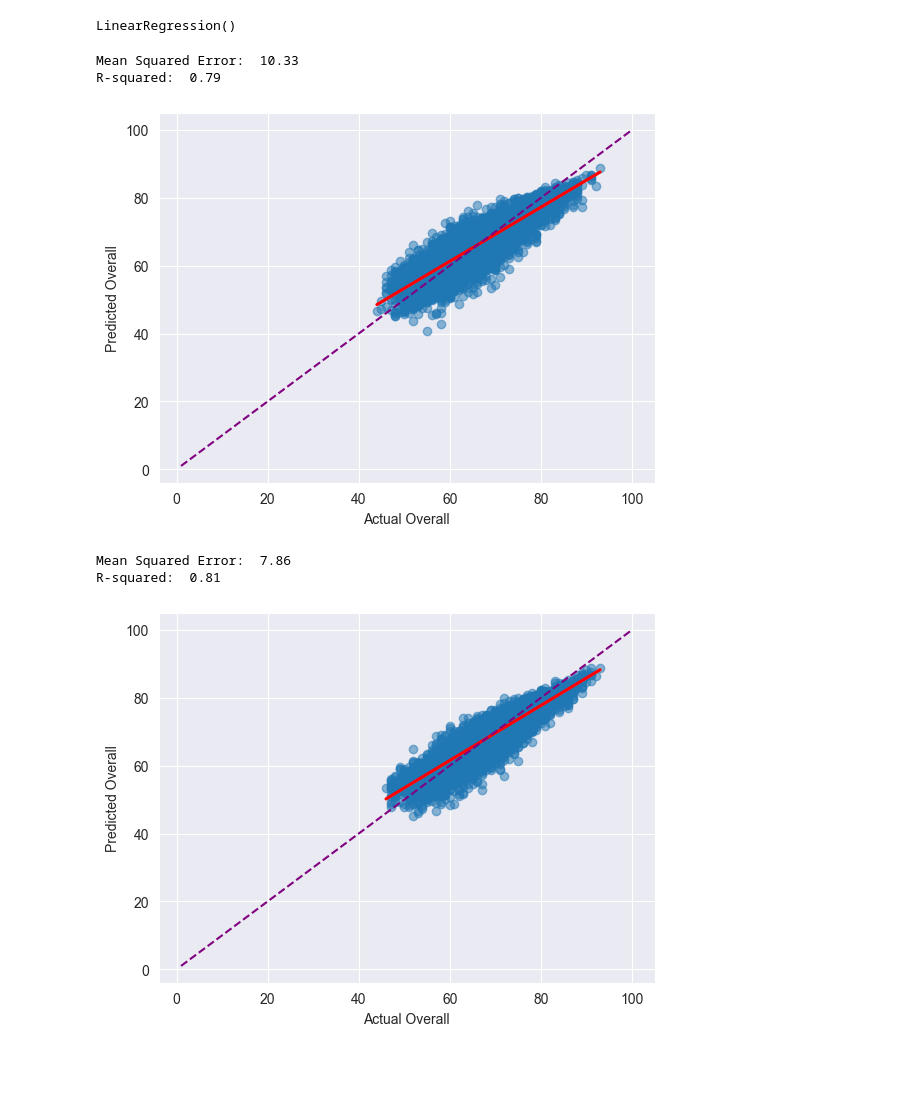
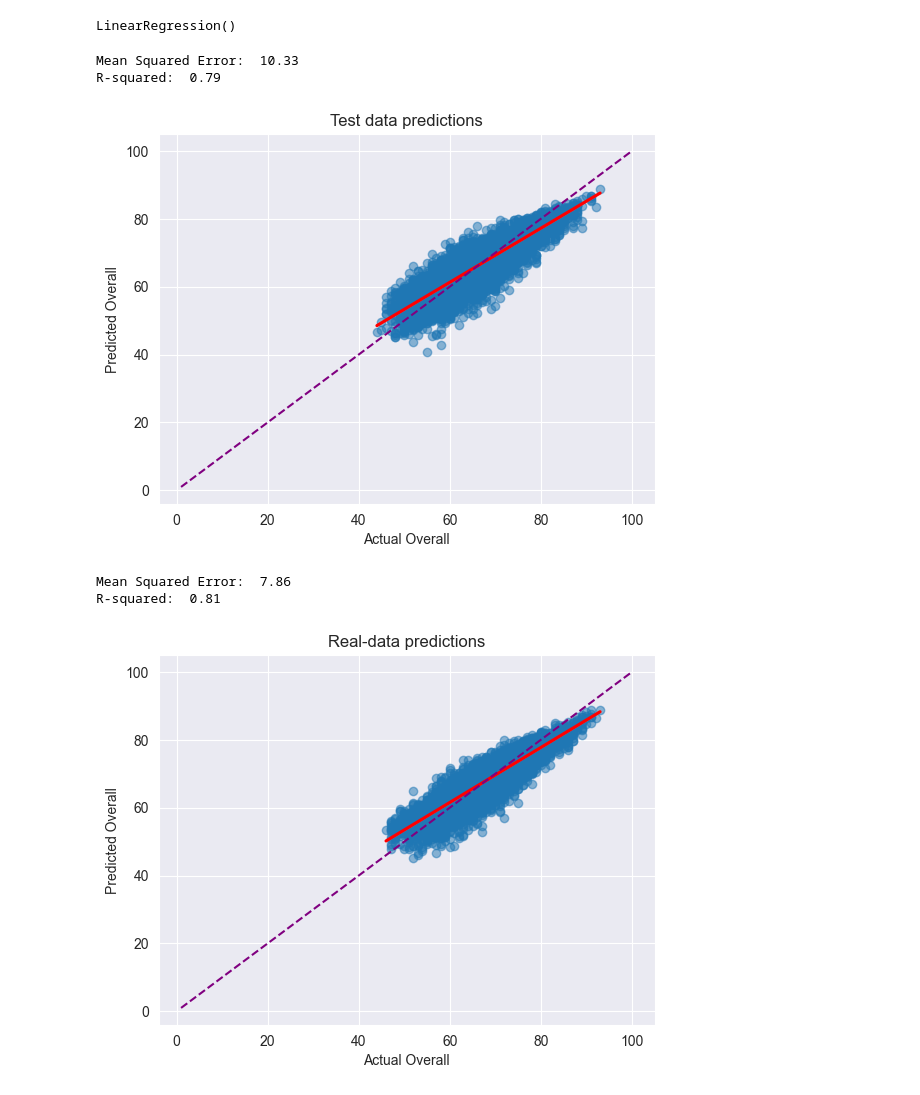
Before and after one commit to zurfil/DataSciencePortfolio, a Jupyter notebook: FIFA/regression.ipynb, the cells around one changed output. Drawn from its saved outputs; the diff is of its cells as text; code cells hidden in the pictures; blank space fills up the shorter version.

```diff
--- a/FIFA/regression.ipynb
+++ b/FIFA/regression.ipynb
@@ -44,21 +44,22 @@ LinearRegression()
 # %%
 y_pred = reg.predict(X_test)
 
 mse = mean_squared_error(y_test, y_pred)
 r2 = r2_score(y_test, y_pred)
 
 print(f"Mean Squared Error: {mse: .2f}")
 print(f"R-squared: {r2: .2f}")
 
 sns.regplot(x=y_test, y=y_pred, scatter_kws={'alpha':0.5}, line_kws={'color': 'red'})
 plt.plot(np.linspace(1, 100, 100), np.linspace(1, 100, 100), color="purple", linestyle="dashed")
 plt.xlabel("Actual Overall")
 plt.ylabel("Predicted Overall")
+plt.title("Test data predictions")
 plt.show();
 # %% [output]
 Mean Squared Error:  10.33
 R-squared:  0.79
-[figure, old version]
+[figure, new version]
 # %%
 pred_data = pd.read_csv("data/FIFA22_official_data.csv")
 
@@ -86,8 +87,9 @@ sns.regplot(x=labels, y=y_pred, scatter_kws={'alpha':0.5}, line_kws={'color': 'r
 plt.plot(np.linspace(1, 100, 100), np.linspace(1, 100, 100), color="purple", linestyle="dashed")
 plt.xlabel("Actual Overall")
 plt.ylabel("Predicted Overall")
+plt.title("Real-data predictions")
 plt.show();
 # %% [output]
 Mean Squared Error:  7.86
 R-squared:  0.81
-[figure, old version]
+[figure, new version]
```
Also changed, not shown: parts of 4 cells of this notebook.
